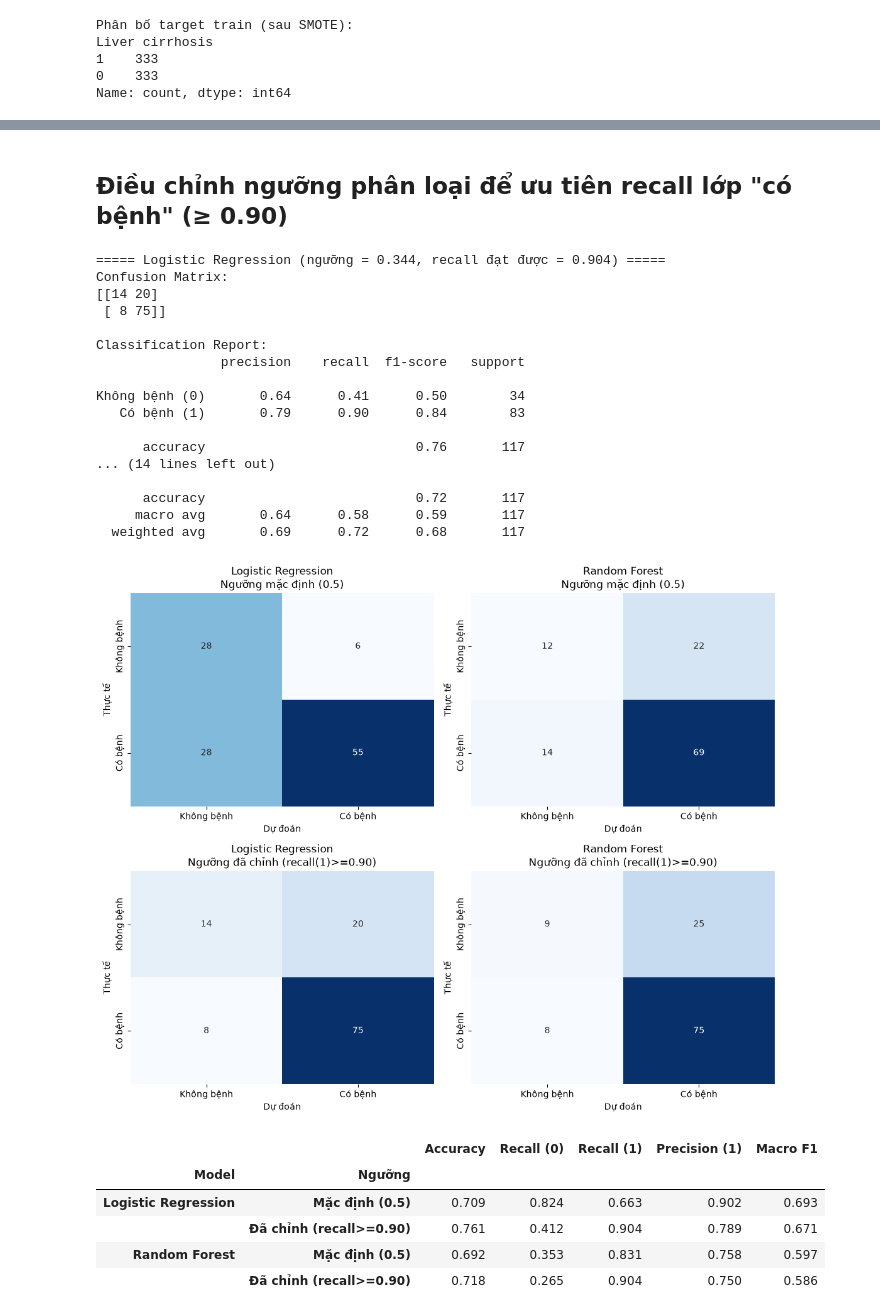
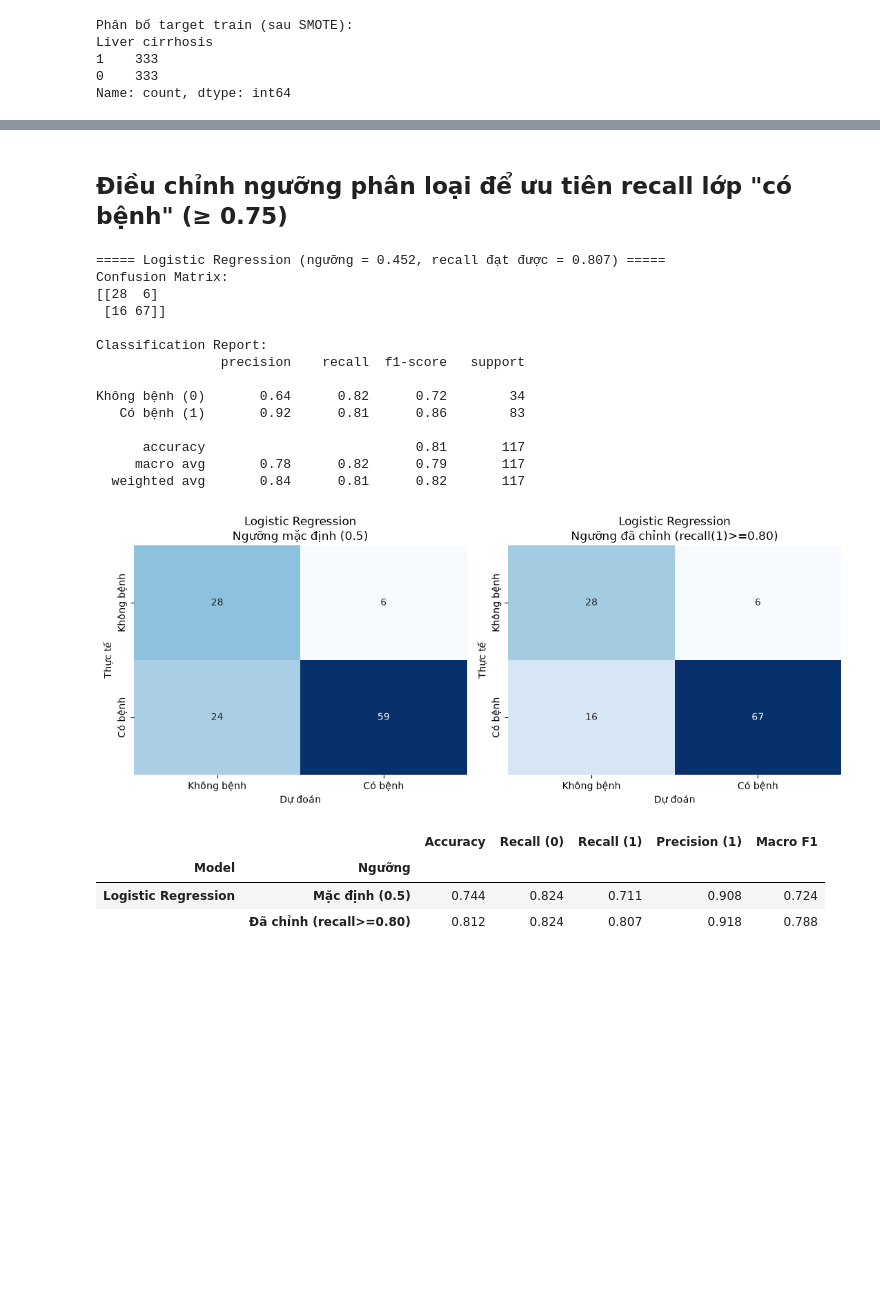
Before and after one commit to thiennguyen37-qn/Bootstrap-and-KFold-validation-with-R, a Jupyter notebook: a.ipynb, the cells around one changed output, grey strips where cells are left out. Drawn from its saved outputs; the diff is of its cells as text; code cells hidden in the pictures; blank space fills up the shorter version.

```diff
--- a/a.ipynb
+++ b/a.ipynb
@@ -506,6 +514,6 @@ print("Đã huấn luyện xong Logistic Regression và Random Forest.")
 # %%
-# Confusion matrix và classification report cho từng mô hình
-models_pred = {'Logistic Regression': y_pred_log, 'Random Forest': y_pred_rf}
+# Confusion matrix và classification report cho Logistic Regression
+models_pred = {'Logistic Regression': y_pred_log}
 
 for name, y_pred in models_pred.items():
     print(f"===== {name} =====")
@@ -574,12 +577,14 @@ compare_df
 # %% [markdown]
-## Điều chỉnh ngưỡng phân loại để ưu tiên recall lớp "có bệnh" (≥ 0.90)
+## Điều chỉnh ngưỡng phân loại để ưu tiên recall lớp "có bệnh" (≥ 0.75)
 # %%
 # Ngưỡng mặc định (0.5) tối ưu cho độ chính xác tổng thể, không ưu tiên riêng lớp nào.
-# Ở đây ta hạ ngưỡng quyết định để đạt recall >= 0.90 cho lớp "có bệnh" (1) - chấp nhận
+# Ở đây ta hạ ngưỡng quyết định để đạt recall >= TARGET_RECALL cho lớp "có bệnh" (1) - chấp nhận
 # đánh đổi: nhiều người khỏe mạnh (0) bị dự đoán nhầm thành có bệnh, để không bỏ sót ca bệnh thật.
 from sklearn.metrics import precision_recall_curve
 
-def find_threshold_for_recall(y_true, y_proba, target_recall=0.90):
+TARGET_RECALL = 0.8  # chỉnh ở đây nếu muốn đổi mức recall mục tiêu
+
+def find_threshold_for_recall(y_true, y_proba, target_recall=TARGET_RECALL):
     precision, recall, thresholds = precision_recall_curve(y_true, y_proba)
     valid = recall[:-1] >= target_recall
     if not valid.any():
@@ -589,11 +594,10 @@ def find_threshold_for_recall(y_true, y_proba, target_recall=0.90):
     return thresholds[best_idx], recall[best_idx]
 
 proba_log = log_reg.predict_proba(X_test_scaled)[:, 1]
-proba_rf = rf.predict_proba(X_test)[:, 1]
 
 models_pred_tuned = {}
-for name, proba in [('Logistic Regression', proba_log), ('Random Forest', proba_rf)]:
-    thr, achieved_recall = find_threshold_for_recall(y_test, proba, target_recall=0.90)
+for name, proba in [('Logistic Regression', proba_log)]:
+    thr, achieved_recall = find_threshold_for_recall(y_test, proba, target_recall=TARGET_RECALL)
     y_pred_tuned = (proba >= thr).astype(int)
     models_pred_tuned[name] = y_pred_tuned
 
@@ -604,60 +608,53 @@ for name, proba in [('Logistic Regression', proba_log), ('Random Forest', proba_
     print(classification_report(y_test, y_pred_tuned, target_names=['Không bệnh (0)', 'Có bệnh (1)']))
     print()
 # %% [output]
-===== Logistic Regression (ngưỡng = 0.344, recall đạt được = 0.904) =====
+===== Logistic Regression (ngưỡng = 0.452, recall đạt được = 0.807) =====
 Confusion Matrix:
-[[14 20]
- [ 8 75]]
+[[28  6]
+ [16 67]]
 
 Classification Report:
                 precision    recall  f1-score   support
 
-Không bệnh (0)       0.64      0.41      0.50        34
-   Có bệnh (1)       0.79      0.90      0.84        83
+Không bệnh (0)       0.64      0.82      0.72        34
+   Có bệnh (1)       0.92      0.81      0.86        83
 
-      accuracy                           0.76       117
-... (14 lines left out)
-
-      accuracy                           0.72       117
-     macro avg       0.64      0.58      0.59       117
-  weighted avg       0.69      0.72      0.68       117
+      accuracy                           0.81       117
+     macro avg       0.78      0.82      0.79       117
+  weighted avg       0.84      0.81      0.82       117
 # %%
-# So sánh trực quan: ngưỡng mặc định (0.5) vs ngưỡng đã chỉnh (recall >= 0.90)
-fig, axes = plt.subplots(2, 2, figsize=(11, 9))
-for col, (name, y_pred_default) in enumerate(models_pred.items()):
-    y_pred_tuned = models_pred_tuned[name]
-    for row, (title, y_pred) in enumerate([('Ngưỡng mặc định (0.5)', y_pred_default),
-                                            ('Ngưỡng đã chỉnh (recall(1)>=0.90)', y_pred_tuned)]):
-        ax = axes[row, col]
-        cm = confusion_matrix(y_test, y_pred)
-        sns.heatmap(cm, annot=True, fmt='d', cmap='Blues', cbar=False,
-                   xticklabels=['Không bệnh', 'Có bệnh'], yticklabels=['Không bệnh', 'Có bệnh'], ax=ax)
-        ax.set_title(f'{name}\n{title}')
-        ax.set_xlabel('Dự đoán')
-        ax.set_ylabel('Thực tế')
+# So sánh trực quan: ngưỡng mặc định (0.5) vs ngưỡng đã chỉnh (recall >= TARGET_RECALL)
+fig, axes = plt.subplots(1, 2, figsize=(11, 4.5))
+for ax, (title, y_pred) in zip(axes, [('Ngưỡng mặc định (0.5)', y_pred_log),
+                                       (f'Ngưỡng đã chỉnh (recall(1)>={TARGET_RECALL:.2f})', models_pred_tuned['Logistic Regression'])]):
+    cm = confusion_matrix(y_test, y_pred)
+    sns.heatmap(cm, annot=True, fmt='d', cmap='Blues', cbar=False,
+               xticklabels=['Không bệnh', 'Có bệnh'], yticklabels=['Không bệnh', 'Có bệnh'], ax=ax)
+    ax.set_title(f'Logistic Regression\n{title}')
+    ax.set_xlabel('Dự đoán')
+    ax.set_ylabel('Thực tế')
 plt.tight_layout()
 plt.show()
 
 # Bảng so sánh metrics: mặc định vs đã chỉnh ngưỡng
 rows = []
 for name in models_pred:
-    for variant, y_pred in [('Mặc định (0.5)', models_pred[name]), ('Đã chỉnh (recall>=0.90)', models_pred_tuned[name])]:
+    for variant, y_pred in [('Mặc định (0.5)', models_pred[name]),
+                            (f'Đã chỉnh (recall>={TARGET_RECALL:.2f})', models_pred_tuned[name])]:
         report = classification_report(y_test, y_pred, target_names=['0', '1'], output_dict=True)
         rows.append({
             'Model': name, 'Ngưỡng': variant,
             'Accuracy': report['accuracy'],
             'Recall (0)': report['0']['recall'],
             'Recall (1)': report['1']['recall'],
             'Precision (1)': report['1']['precision'],
             'Macro F1': report['macro avg']['f1-score'],
         })
 
 pd.DataFrame(rows).set_index(['Model', 'Ngưỡng']).round(3)
 # %% [output]
-[figure, old version]
+[figure, new version]
 |  |  | Accuracy | Recall (0) | Recall (1) | Precision (1) | Macro F1 |
 | Model | Ngưỡng |  |  |  |  |  |
-| Logistic Regression | Mặc định (0.5) | 0.709 | 0.824 | 0.663 | 0.902 | 0.693 |
-|  | Đã chỉnh (recall>=0.90) | 0.761 | 0.412 | 0.904 | 0.789 | 0.671 |
-| Random Forest | Mặc định (0.5) | 0.692 | 0.353 | 0.831 | 0.758 | 0.597 |
-|  | Đã chỉnh (recall>=0.90) | 0.718 | 0.265 | 0.904 | 0.750 | 0.586 |
+| Logistic Regression | Mặc định (0.5) | 0.744 | 0.824 | 0.711 | 0.908 | 0.724 |
+|  | Đã chỉnh (recall>=0.80) | 0.812 | 0.824 | 0.807 | 0.918 | 0.788 |
```
Also changed, not shown: parts of 21 cells of this notebook.
